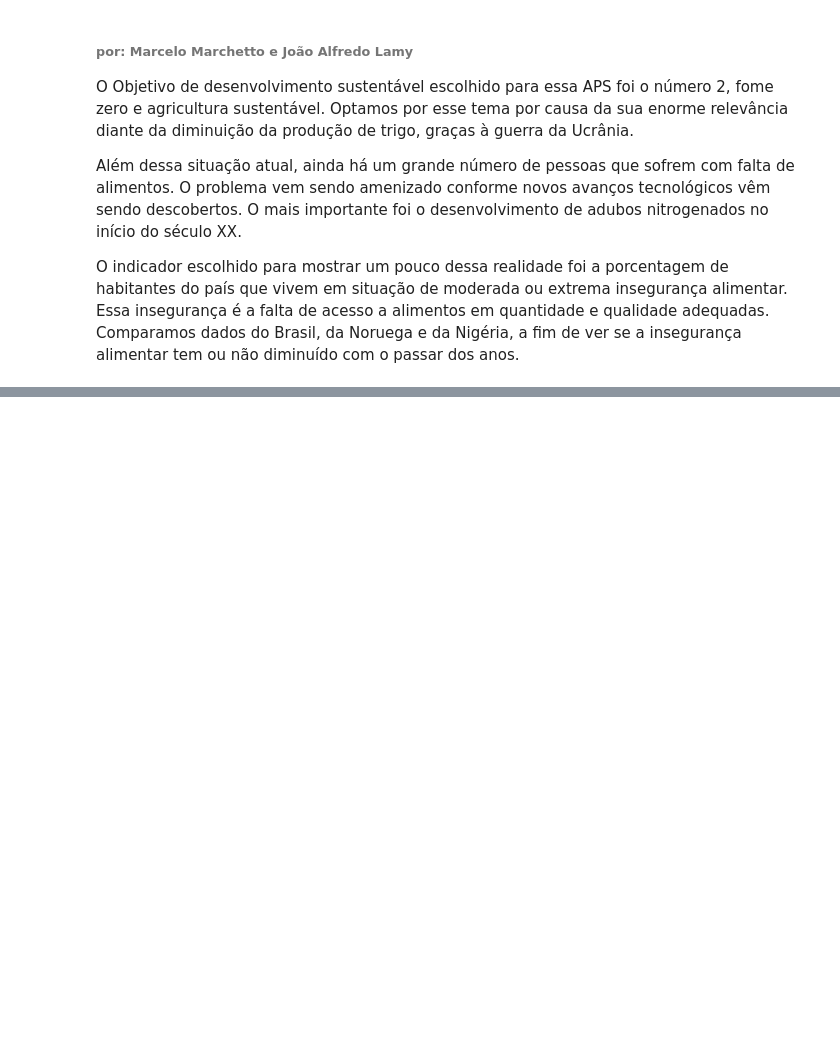
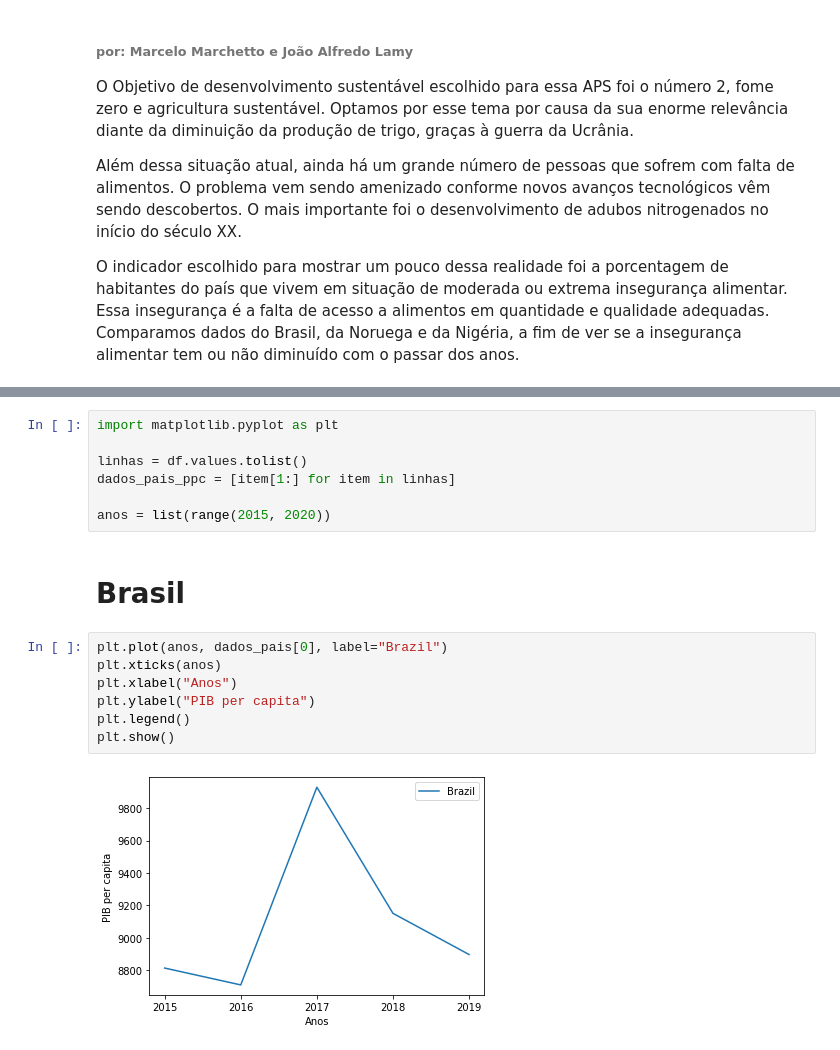
Before and after one commit to alfredjynx/APS-_Ciencia-de-Dados-Insper, a Jupyter notebook: main.ipynb, the cells around one changed output, grey strips where cells are left out. Cells and saved outputs as stored; diff of their text form; blank space fills up the shorter version.

```diff
--- a/main.ipynb
+++ b/main.ipynb
@@ -52,0 +88,18 @@ plt.show()
+# %%
+import matplotlib.pyplot as plt
+
+linhas = df.values.tolist()
+dados_pais_ppc = [item[1:] for item in linhas]
+
+anos = list(range(2015, 2020))
+# %% [markdown]
+# Brasil
+# %%
+plt.plot(anos, dados_pais[0], label="Brazil")
+plt.xticks(anos)
+plt.xlabel("Anos")
+plt.ylabel("PIB per capita")
+plt.legend()
+plt.show()
+# %% [output]
+[figure, added]
```
Also changed, not shown: parts of 16 cells of this notebook, 2 other files.
